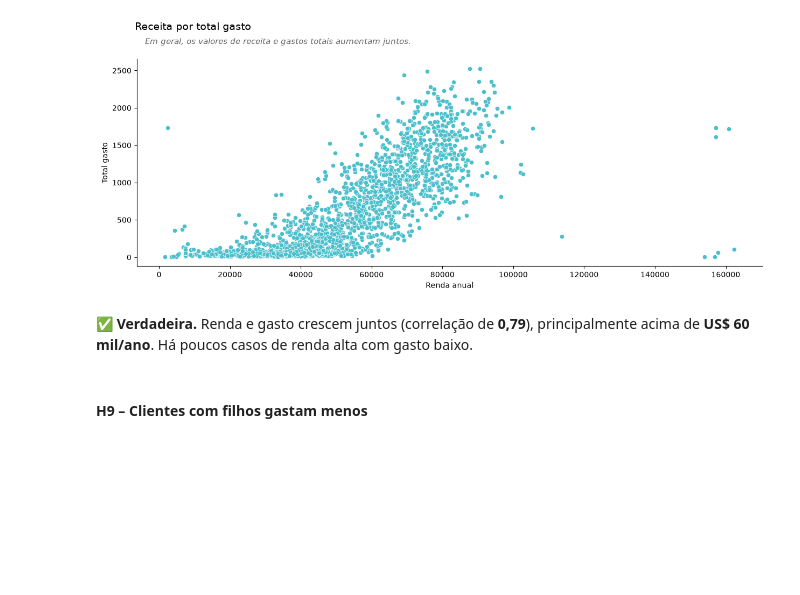
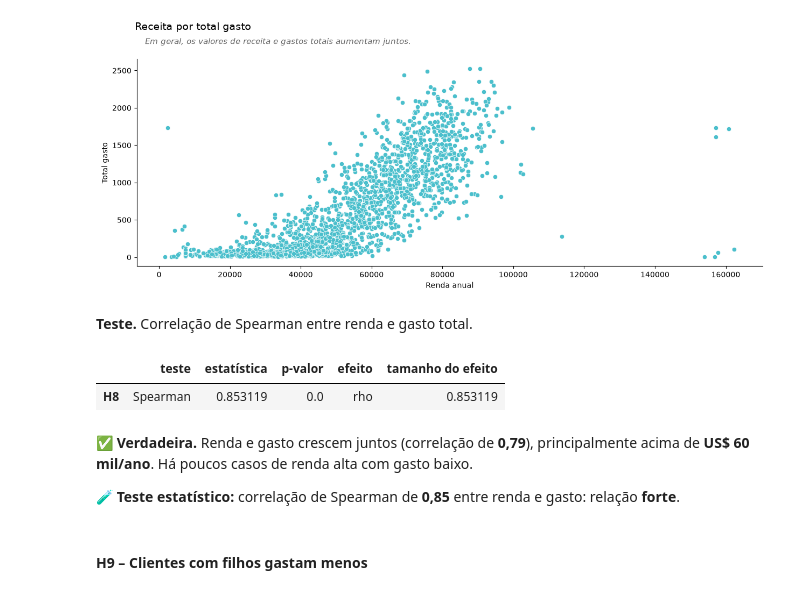
Before and after one commit to RafaelSilva89/Analise_de_clusters_para_segmentar_os_clientes, a Jupyter notebook: Notebooks/Análise de Segmentação de Clientes - v2.ipynb, the cells around one changed output. Drawn from its saved outputs; the diff is of its cells as text; code cells hidden in the pictures; blank space fills up the shorter version.

```diff
--- a/Notebooks/Análise de Segmentação de Clientes - v2.ipynb
+++ b/Notebooks/Análise de Segmentação de Clientes - v2.ipynb
@@ -676,8 +771,17 @@ plot_data(df=data,
           plot_type='correlacao')
 # %% [output]
 [figure]
+# %% [markdown]
+**Teste.** Correlação de Spearman entre renda e gasto total.
+# %%
+pd.Series(teste_spearman(data['Income'], data['TotalSpent'])).to_frame('H8').T
+# %% [output]
+|  | teste | estatística | p-valor | efeito | tamanho do efeito |
+| H8 | Spearman | 0.853119 | 0.0 | rho | 0.853119 |
 # %% [markdown]
 ✅ **Verdadeira.** Renda e gasto crescem juntos (correlação de **0,79**), principalmente acima de **US$ 60 mil/ano**. Há poucos casos de renda alta com gasto baixo.
+
+🧪 **Teste estatístico:** correlação de Spearman de **0,85** entre renda e gasto: relação **forte**.
 # %% [markdown]
 #### H9 – Clientes com filhos gastam menos
 # %%
```
Also changed, not shown: parts of 53 cells of this notebook, 5 other files.
